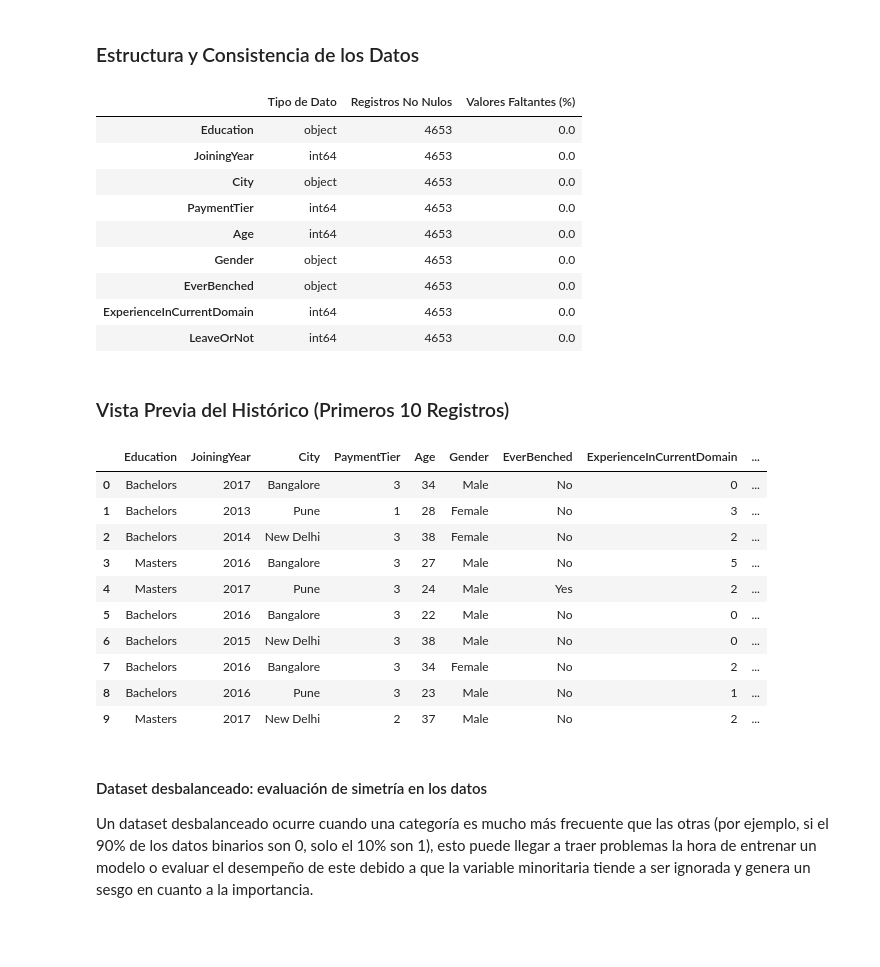
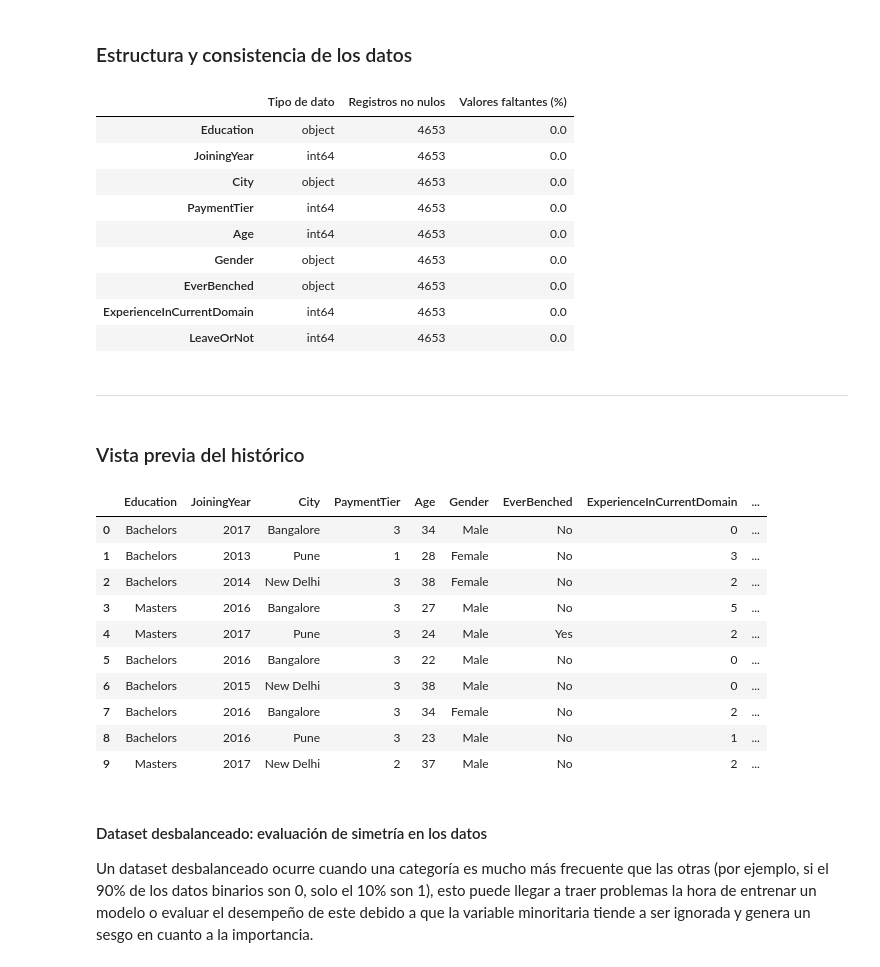
Before and after one commit to genagithub/proyecto-1, a Jupyter notebook: proyecto_1_churn_predict.ipynb, the cells around one changed output. Cells and saved outputs as stored; diff of their text form; code cells hidden in the pictures; blank space fills up the shorter version.

```diff
--- a/proyecto_1_churn_predict.ipynb
+++ b/proyecto_1_churn_predict.ipynb
@@ -1,32 +1,34 @@
 # %%
 import pandas as pd
 from IPython.display import display, Markdown
 import matplotlib.pyplot as plt
 import plotly.express as px
 import dash
 from dash import html, dcc
 from dash.dependencies import Input, Output
 from sklearn.model_selection import train_test_split
 from sklearn.preprocessing import OrdinalEncoder
 from sklearn.metrics import confusion_matrix, accuracy_score, recall_score, precision_score, f1_score
 from sklearn import tree
 
 
-df  = pd.read_csv("data/employee.csv")
+df  = pd.read_csv("/content/employee.csv")
 
-display(Markdown("### Estructura y Consistencia de los Datos"))
+display(Markdown("### Estructura y consistencia de los datos"))
 info_df = pd.DataFrame({
-    'Tipo de Dato': df.dtypes,
-    'Registros No Nulos': df.notnull().sum(),
-    'Valores Faltantes (%)': (df.isnull().sum() / len(df) * 100).round(2)
+    "Tipo de dato": df.dtypes,
+    "Registros no nulos": df.notnull().sum(),
+    "Valores faltantes (%)": (df.isnull().sum() / len(df) * 100).round(2)
 })
 display(info_df)
 
-display(Markdown("### Vista Previa del Histórico (Primeros 10 Registros)"))
+display(Markdown("-" * 70))
+
+display(Markdown("### Vista previa del histórico"))
 display(df.head(10))
 # %% [output]
-### Estructura y Consistencia de los Datos
+### Estructura y consistencia de los datos
-|  | Tipo de Dato | Registros No Nulos | Valores Faltantes (%) |
+|  | Tipo de dato | Registros no nulos | Valores faltantes (%) |
 | Education | object | 4653 | 0.0 |
 | JoiningYear | int64 | 4653 | 0.0 |
 | City | object | 4653 | 0.0 |
@@ -36,7 +38,8 @@ display(df.head(10))
 | EverBenched | object | 4653 | 0.0 |
 | ExperienceInCurrentDomain | int64 | 4653 | 0.0 |
 | LeaveOrNot | int64 | 4653 | 0.0 |
-### Vista Previa del Histórico (Primeros 10 Registros)
+----------------------------------------------------------------------
+### Vista previa del histórico
 |  | Education | JoiningYear | City | PaymentTier | Age | Gender | EverBenched | ExperienceInCurrentDomain | ... |
 | 0 | Bachelors | 2017 | Bangalore | 3 | 34 | Male | No | 0 | ... |
 | 1 | Bachelors | 2013 | Pune | 1 | 28 | Female | No | 3 | ... |
```
Also changed, not shown: parts of 1 cell of this notebook.
